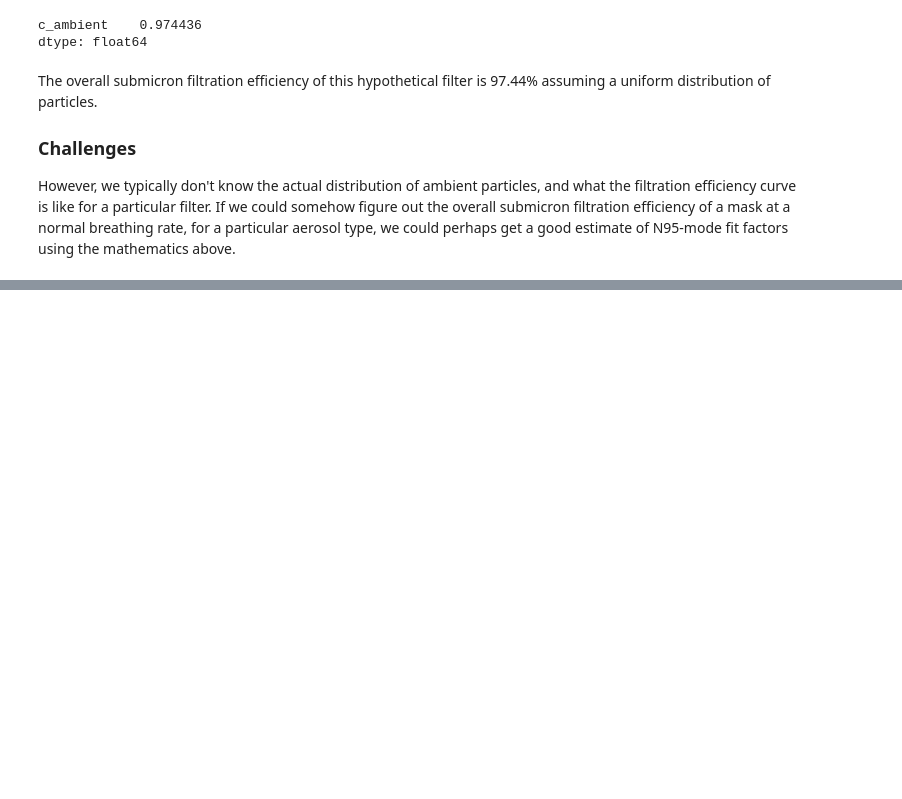
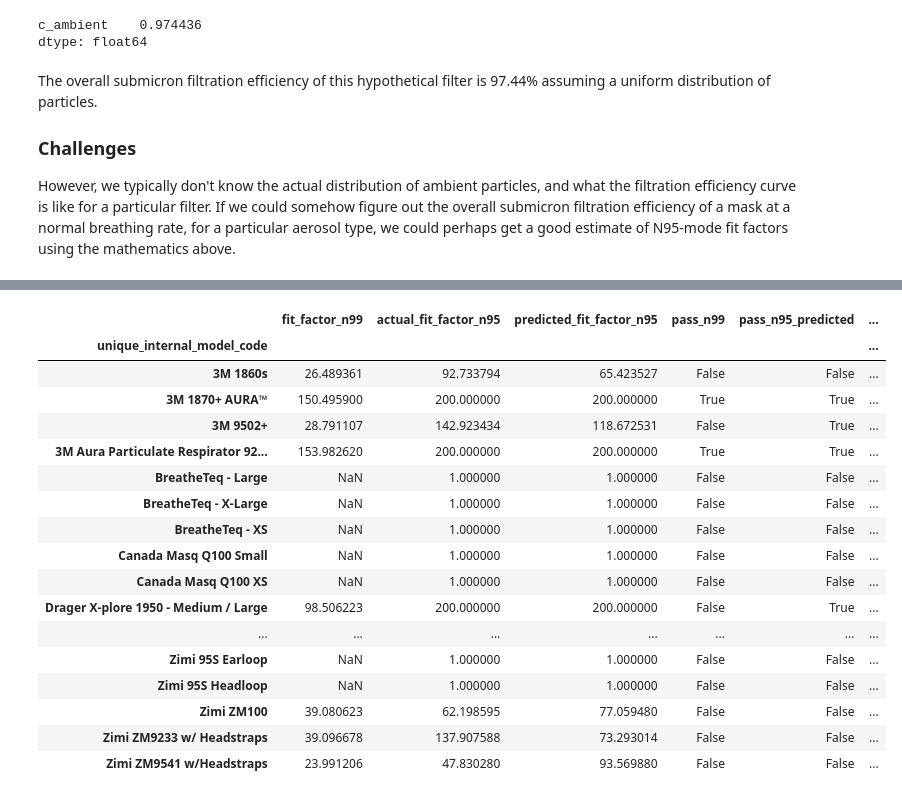
Before and after one commit to Edderic/breathesafe, a Jupyter notebook: python/mask_recommender/notebooks/inferring-n95-mode-fit-factors.ipynb, the cells around one changed output, grey strips where cells are left out. Cells and saved outputs as stored; diff of their text form; code cells hidden in the pictures; blank space fills up the shorter version.

```diff
--- a/python/mask_recommender/notebooks/inferring-n95-mode-fit-factors.ipynb
+++ b/python/mask_recommender/notebooks/inferring-n95-mode-fit-factors.ipynb
@@ -529,0 +602,3 @@ However, we typically don't know the actual distribution of ambient particles, a
+# %%
+not_good_fit_df = assume_ff_1_since_no_fit(too_big_or_too_small_masks)
+not_good_fit_df
@@ -529,0 +710,22 @@ However, we typically don't know the actual distribution of ambient particles, a
+# %%
+overall_ffs = add_fit_factor_columns(pd.concat([n95_mode_and_n99_mode_by_exercise, not_good_fit_df]))
+overall_ffs
+# %% [output]
+|  | fit_factor_n99 | actual_fit_factor_n95 | predicted_fit_factor_n95 | pass_n99 | pass_n95_predicted | ... |
+| unique_internal_model_code |  |  |  |  |  | ... |
+| 3M 1860s | 26.489361 | 92.733794 | 65.423527 | False | False | ... |
+| 3M 1870+ AURA™ | 150.495900 | 200.000000 | 200.000000 | True | True | ... |
+| 3M 9502+ | 28.791107 | 142.923434 | 118.672531 | False | True | ... |
+| 3M Aura Particulate Respirator 92... | 153.982620 | 200.000000 | 200.000000 | True | True | ... |
+| BreatheTeq - Large | NaN | 1.000000 | 1.000000 | False | False | ... |
+| BreatheTeq - X-Large | NaN | 1.000000 | 1.000000 | False | False | ... |
+| BreatheTeq - XS | NaN | 1.000000 | 1.000000 | False | False | ... |
+| Canada Masq Q100 Small | NaN | 1.000000 | 1.000000 | False | False | ... |
+| Canada Masq Q100 XS | NaN | 1.000000 | 1.000000 | False | False | ... |
+| Drager X-plore 1950 - Medium / Large | 98.506223 | 200.000000 | 200.000000 | False | True | ... |
+| ... | ... | ... | ... | ... | ... | ... |
+| Zimi 95S Earloop | NaN | 1.000000 | 1.000000 | False | False | ... |
+| Zimi 95S Headloop | NaN | 1.000000 | 1.000000 | False | False | ... |
+| Zimi ZM100 | 39.080623 | 62.198595 | 77.059480 | False | False | ... |
+| Zimi ZM9233 w/ Headstraps | 39.096678 | 137.907588 | 73.293014 | False | False | ... |
+| Zimi ZM9541 w/Headstraps | 23.991206 | 47.830280 | 93.569880 | False | False | ... |
```
Also changed, not shown: parts of 25 cells of this notebook, 2 other files.
